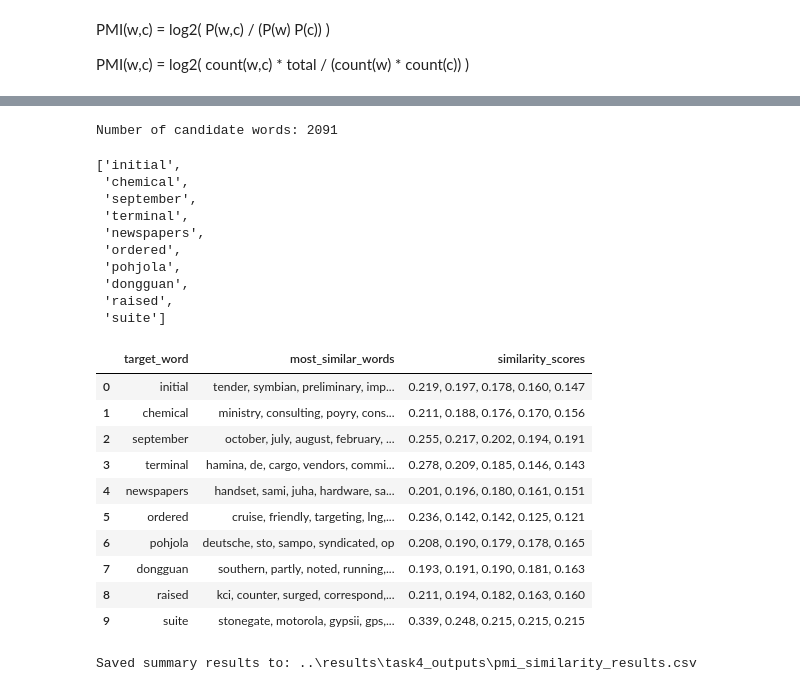
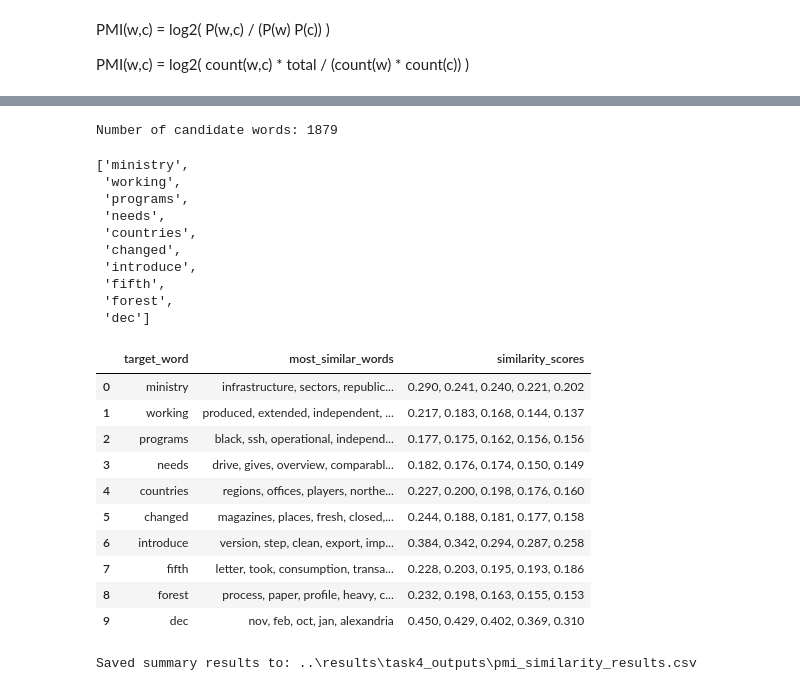
Before and after one commit to riccardotella/Sentiment_Analysis_of_Financial_News, a Jupyter notebook: notebooks/Task4_PMI_based_similarity.ipynb, the cells around one changed output, grey strips where cells are left out. Cells and saved outputs as stored; diff of their text form; code cells hidden in the pictures.

```diff
--- a/notebooks/Task4_PMI_based_similarity.ipynb
+++ b/notebooks/Task4_PMI_based_similarity.ipynb
@@ -140,11 +119,13 @@ Removed vocabulary items: 6887
 WINDOW_SIZE = 1
 
 cooccurrence_counts = Counter()
-target_counts = Counter()
-context_counts = Counter()
 
-for tokens in corpus_tokens:
+for tokens in df["tokens"]:
     for i, target_word in enumerate(tokens):
+
+        if target_word not in vocabulary:
+            continue
+
         left = max(0, i - WINDOW_SIZE)
         right = min(len(tokens), i + WINDOW_SIZE + 1)
 
@@ -154,9 +135,17 @@ for tokens in corpus_tokens:
 
             context_word = tokens[j]
 
+            if context_word not in vocabulary:
+                continue
+
             cooccurrence_counts[(target_word, context_word)] += 1
-            target_counts[target_word] += 1
-            context_counts[context_word] += 1
+
+target_counts = Counter()
+context_counts = Counter()
+
+for (target_word, context_word), count in cooccurrence_counts.items():
+    target_counts[target_word] += count
+    context_counts[context_word] += count
 
 total_cooccurrences = sum(cooccurrence_counts.values())
 
@@ -237,57 +219,57 @@ MIN_CONTEXTS = 5
 N_RANDOM_WORDS = 10
 
 candidate_words = [
-    word for word, vector in pmi_vectors.items()
+    word
+    for word, vector in pmi_vectors.items()
     if len(vector) >= MIN_CONTEXTS
 ]
 
-print("Number of candidate words:", len(candidate_words))
-
 random_words = random.sample(candidate_words, N_RANDOM_WORDS)
 
+print("Number of candidate words:", len(candidate_words))
 random_words
 # %% [output]
-Number of candidate words: 2091
+Number of candidate words: 1879
-['initial',
- 'chemical',
- 'september',
- 'terminal',
- 'newspapers',
- 'ordered',
- 'pohjola',
- 'dongguan',
- 'raised',
- 'suite']
+['ministry',
+ 'working',
+ 'programs',
+ 'needs',
+ 'countries',
+ 'changed',
+ 'introduce',
+ 'fifth',
+ 'forest',
+ 'dec']
 # %%
 #most similar words for each random word
 
 TOP_K = 5
 
 similarity_results = []
 
 for target_word in random_words:
-    similar_words = most_similar_words(target_word, pmi_vectors, top_k=TOP_K)
+    similar_words = most_similar_words(target_word, top_k=TOP_K)
 
     similarity_results.append({
         "target_word": target_word,
-        "most_similar_words": ", ".join([word for word, score in similar_words]),
-        "similarity_scores": ", ".join([f"{score:.3f}" for word, score in similar_words])
+        "most_similar_words": ", ".join(word for word, score in similar_words),
+        "similarity_scores": ", ".join(f"{score:.3f}" for word, score in similar_words)
     })
 
 similarity_results_df = pd.DataFrame(similarity_results)
 
 similarity_results_df
 # %% [output]
 |  | target_word | most_similar_words | similarity_scores |
-| 0 | initial | tender, symbian, preliminary, imp... | 0.219, 0.197, 0.178, 0.160, 0.147 |
-| 1 | chemical | ministry, consulting, poyry, cons... | 0.211, 0.188, 0.176, 0.170, 0.156 |
-| 2 | september | october, july, august, february, ... | 0.255, 0.217, 0.202, 0.194, 0.191 |
-| 3 | terminal | hamina, de, cargo, vendors, commi... | 0.278, 0.209, 0.185, 0.146, 0.143 |
-| 4 | newspapers | handset, sami, juha, hardware, sa... | 0.201, 0.196, 0.180, 0.161, 0.151 |
-| 5 | ordered | cruise, friendly, targeting, lng,... | 0.236, 0.142, 0.142, 0.125, 0.121 |
-| 6 | pohjola | deutsche, sto, sampo, syndicated, op | 0.208, 0.190, 0.179, 0.178, 0.165 |
-| 7 | dongguan | southern, partly, noted, running,... | 0.193, 0.191, 0.190, 0.181, 0.163 |
-| 8 | raised | kci, counter, surged, correspond,... | 0.211, 0.194, 0.182, 0.163, 0.160 |
-| 9 | suite | stonegate, motorola, gypsii, gps,... | 0.339, 0.248, 0.215, 0.215, 0.215 |
+| 0 | ministry | infrastructure, sectors, republic... | 0.290, 0.241, 0.240, 0.221, 0.202 |
+| 1 | working | produced, extended, independent, ... | 0.217, 0.183, 0.168, 0.144, 0.137 |
+| 2 | programs | black, ssh, operational, independ... | 0.177, 0.175, 0.162, 0.156, 0.156 |
+| 3 | needs | drive, gives, overview, comparabl... | 0.182, 0.176, 0.174, 0.150, 0.149 |
+| 4 | countries | regions, offices, players, northe... | 0.227, 0.200, 0.198, 0.176, 0.160 |
+| 5 | changed | magazines, places, fresh, closed,... | 0.244, 0.188, 0.181, 0.177, 0.158 |
+| 6 | introduce | version, step, clean, export, imp... | 0.384, 0.342, 0.294, 0.287, 0.258 |
+| 7 | fifth | letter, took, consumption, transa... | 0.228, 0.203, 0.195, 0.193, 0.186 |
+| 8 | forest | process, paper, profile, heavy, c... | 0.232, 0.198, 0.163, 0.155, 0.153 |
+| 9 | dec | nov, feb, oct, jan, alexandria | 0.450, 0.429, 0.402, 0.369, 0.310 |
 # %%
 similarity_results_path = OUTPUT_DIR / "pmi_similarity_results.csv"
```
Also changed, not shown: parts of 5 cells of this notebook, 8 other files.
